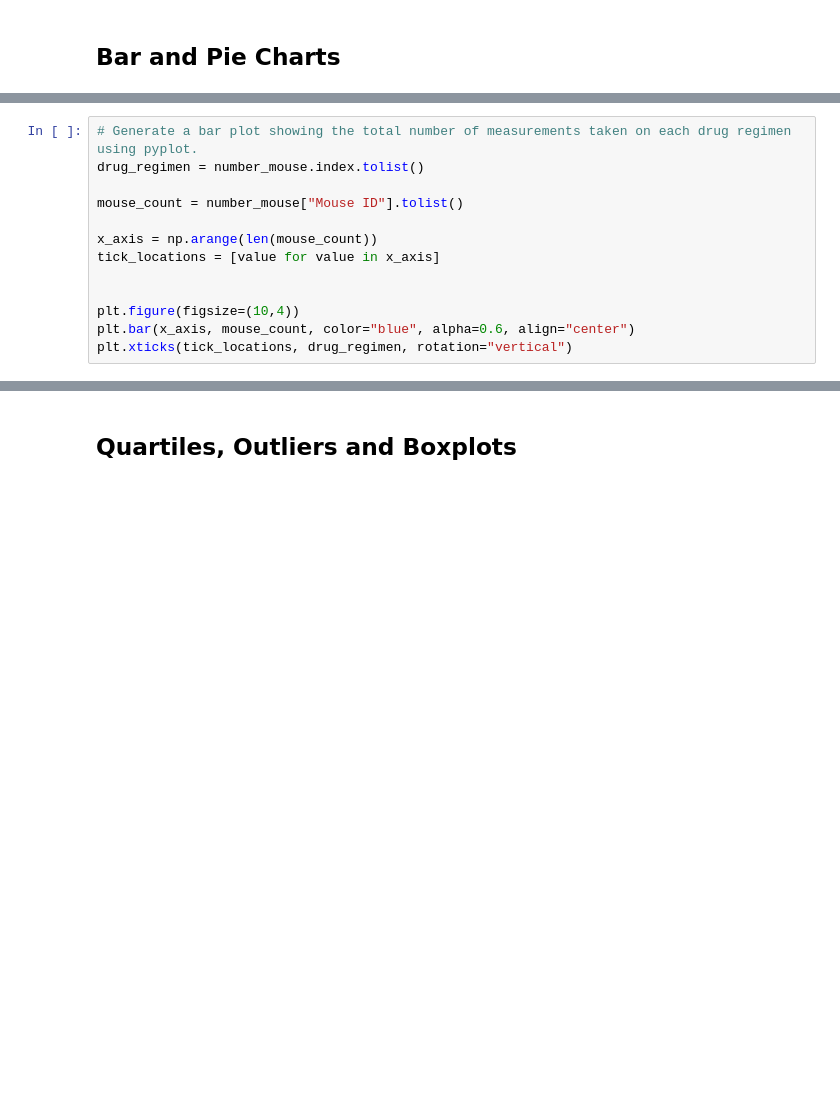
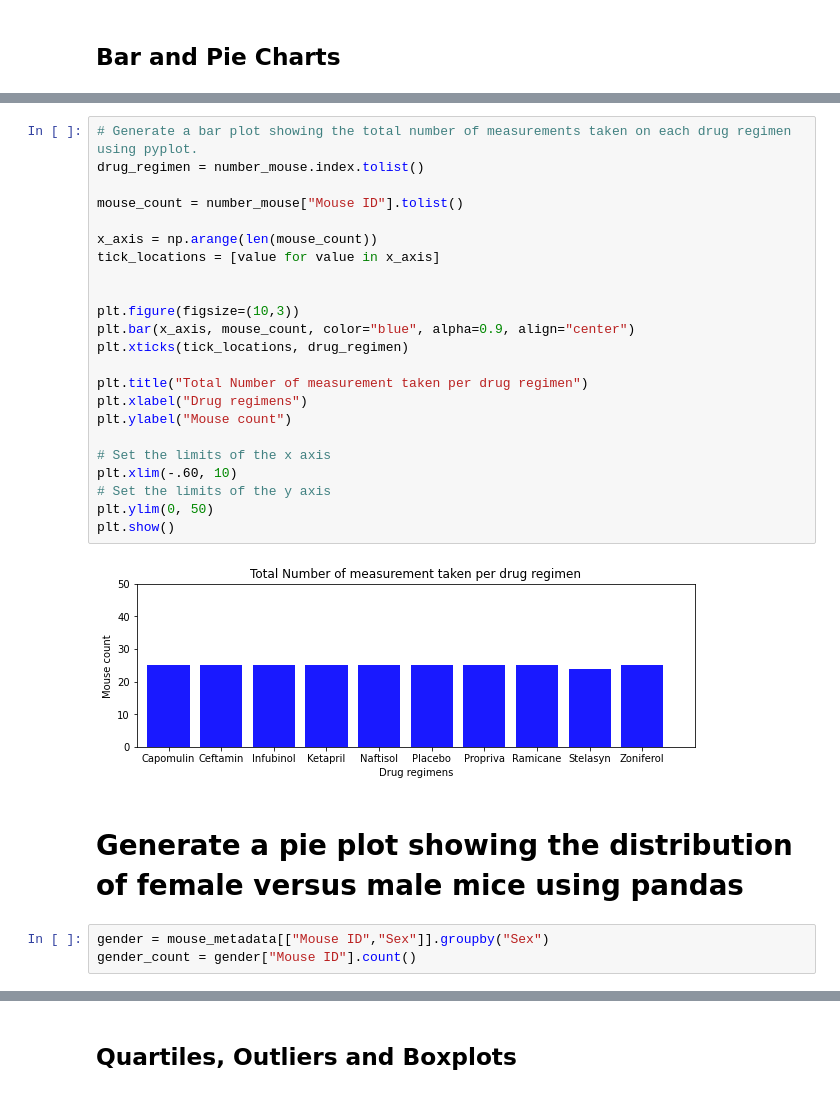
Before and after one commit to edo2021/MatplotlibChallenge, a Jupyter notebook: Pymaceuticals/pymaceuticals.ipynb, the cells around one changed output, grey strips where cells are left out. Drawn from its saved outputs; the diff is of its cells as text; blank space fills up the shorter version.

```diff
--- a/Pymaceuticals/pymaceuticals.ipynb
+++ b/Pymaceuticals/pymaceuticals.ipynb
@@ -92,14 +212,31 @@ plt.tight_layout()
 # %%
 # Generate a bar plot showing the total number of measurements taken on each drug regimen using pyplot.
 drug_regimen = number_mouse.index.tolist()
 
 mouse_count = number_mouse["Mouse ID"].tolist()
 
 x_axis = np.arange(len(mouse_count))
 tick_locations = [value for value in x_axis]
 
 
-plt.figure(figsize=(10,4))
-plt.bar(x_axis, mouse_count, color="blue", alpha=0.6, align="center")
-plt.xticks(tick_locations, drug_regimen, rotation="vertical")
+plt.figure(figsize=(10,3))
+plt.bar(x_axis, mouse_count, color="blue", alpha=0.9, align="center")
+plt.xticks(tick_locations, drug_regimen)
+
+plt.title("Total Number of measurement taken per drug regimen")
+plt.xlabel("Drug regimens")
+plt.ylabel("Mouse count")
+
+# Set the limits of the x axis
+plt.xlim(-.60, 10)
+# Set the limits of the y axis
+plt.ylim(0, 50)
+plt.show()
+# %% [output]
+[figure, added]
+# %% [markdown]
+# Generate a pie plot showing the distribution of female versus male mice using pandas
+# %%
+gender = mouse_metadata[["Mouse ID","Sex"]].groupby("Sex")
+gender_count = gender["Mouse ID"].count()
 # %%
```
Also changed, not shown: parts of 16 cells of this notebook.
